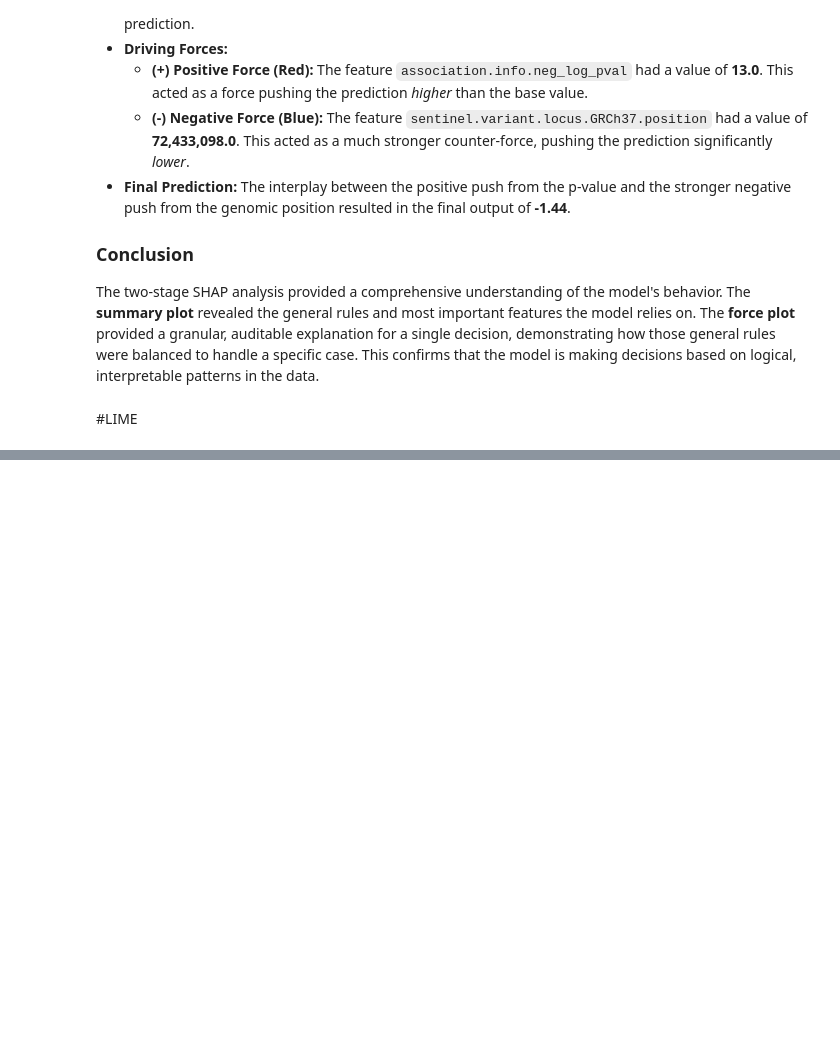
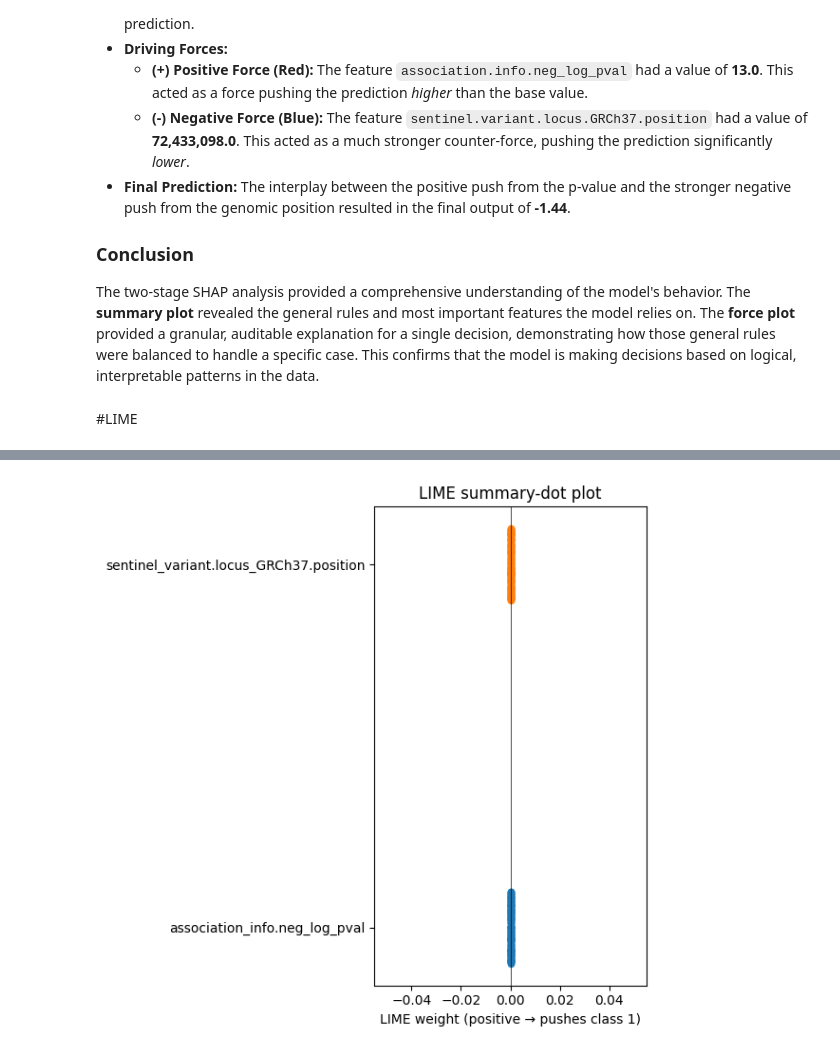
Before and after one commit to epcm18/xai-l2g, a Jupyter notebook: XAI_L2G_Analysis.ipynb, the cells around one changed output, grey strips where cells are left out. Saved outputs shown, nothing was run; the diff lists cells and outputs as text; code cells hidden in the pictures; blank space fills up the shorter version.

```diff
--- a/XAI_L2G_Analysis.ipynb
+++ b/XAI_L2G_Analysis.ipynb
@@ -331,0 +352,25 @@ NameError: name 'X_train' is not defined
+# %%
+import matplotlib.pyplot as plt
+
+def lime_summary_dot(lime_df, max_feats=10):
+    # rank by mean(|weight|)
+    means = lime_df.abs().mean().sort_values(ascending=False)
+    feats = means.head(max_feats).index.tolist()
+
+    plt.figure(figsize=(6, 3 + 0.3*max_feats))
+    for y, feat in enumerate(feats):
+        x = lime_df[feat]
+        # jitter so dots don't overlap
+        jitter = (np.random.rand(len(x)) - 0.5) * 0.2
+        plt.scatter(x, np.full_like(x, y) + jitter,
+                    alpha=0.4, s=20)
+    plt.axvline(0, lw=0.5, color="k")
+    plt.yticks(range(len(feats)), feats)
+    plt.xlabel("LIME weight (positive → pushes class 1)")
+    plt.title("LIME summary-dot plot")
+    plt.tight_layout()
+    plt.show()
+
+lime_summary_dot(lime_matrix, max_feats=10)
+# %% [output]
+[figure, added]
```
Also changed, not shown: parts of 3 cells of this notebook.
